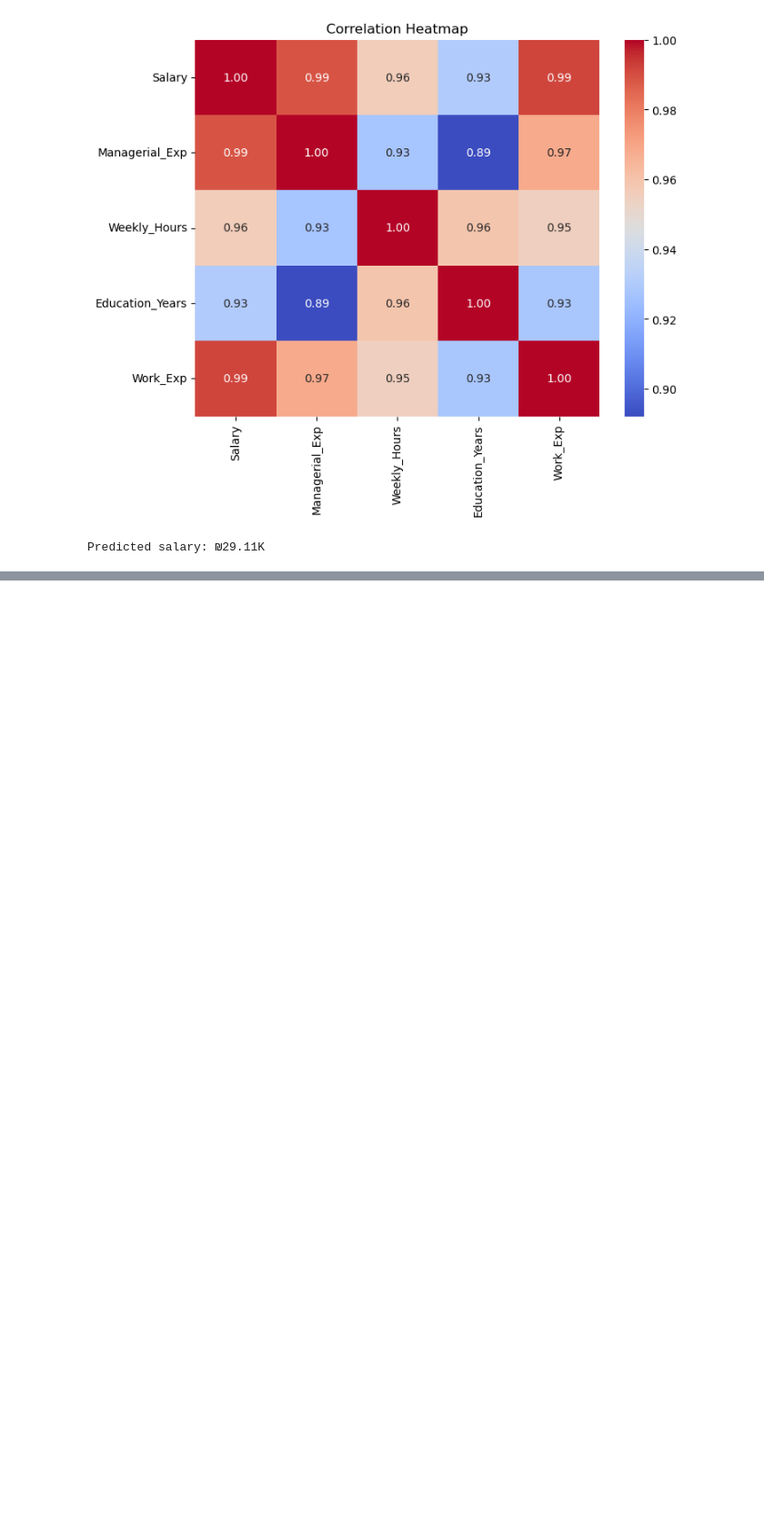
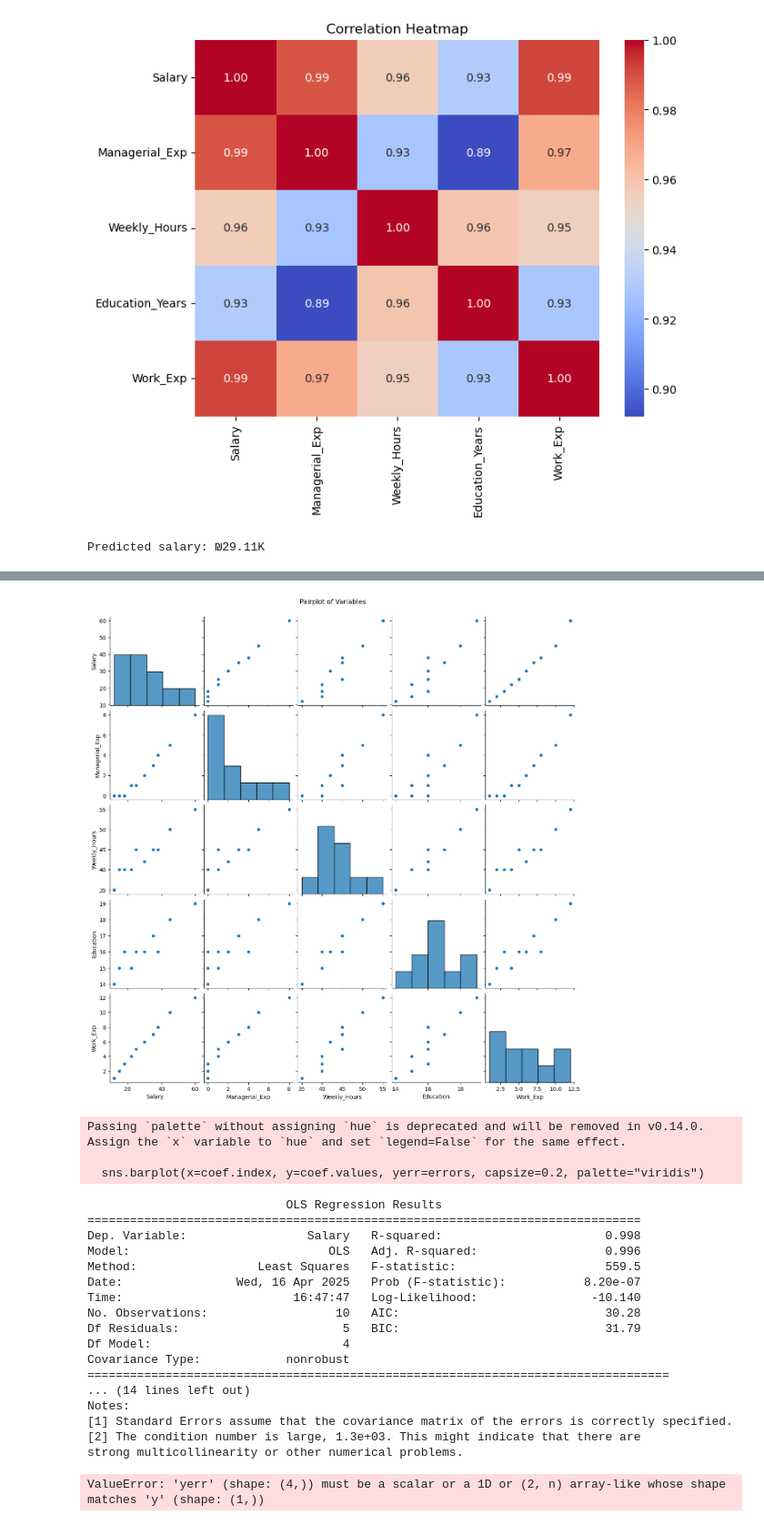
Before and after one commit to gibranacademy7/HW_7.4.2025_linear_regression_gradient_descent, a Jupyter notebook: HW_7.4.2025_Linear_regression.ipynb, the cells around one changed output, grey strips where cells are left out. Shown: that part at 91% size. Cells and saved outputs as stored; diff of their text form; code cells hidden in the pictures; blank space fills up the shorter version.

```diff
--- a/HW_7.4.2025_Linear_regression.ipynb
+++ b/HW_7.4.2025_Linear_regression.ipynb
@@ -499,0 +554,69 @@ Predicted salary: ₪29.11K
+# %%
+import pandas as pd
+import statsmodels.api as sm
+import seaborn as sns
+import matplotlib.pyplot as plt
+
+# Step 1: Define the dataset
+data = {
+    "Salary": [15, 25, 18, 45, 35, 12, 38, 22, 30, 60],
+    "Managerial_Exp": [0, 1, 0, 5, 3, 0, 4, 1, 2, 8],
+    "Weekly_Hours": [40, 45, 40, 50, 45, 35, 45, 40, 42, 55],
+    "Education": [15, 16, 16, 18, 17, 14, 16, 15, 16, 19],
+    "Work_Exp": [2, 5, 3, 10, 7, 1, 8, 4, 6, 12],
+}
+
+df = pd.DataFrame(data)
+
+# Step 2: Visualize relationships using Seaborn pairplot
+sns.pairplot(df)
+plt.suptitle("Pairplot of Variables", y=1.02)
+plt.show()
+
+# Step 3: Define X and y for regression
+X = df[["Managerial_Exp", "Weekly_Hours", "Education", "Work_Exp"]]
+y = df["Salary"]
+
+# Add constant (intercept)
+X = sm.add_constant(X)
+
+# Fit model
+model = sm.OLS(y, X).fit()
+
+# Show summary
+print(model.summary())
+
+# Step 4: Visualize coefficients as bar plot
+coef = model.params[1:]  # skip the constant
+errors = model.bse[1:]
+
+plt.figure(figsize=(8, 5))
+sns.barplot(x=coef.index, y=coef.values, yerr=errors, capsize=0.2, palette="viridis")
+plt.axhline(0, color='gray', linestyle='--')
+plt.title("Regression Coefficients with Error Bars")
+plt.ylabel("Effect on Salary (Thousands NIS)")
+plt.tight_layout()
+plt.show()
+# %% [output]
+[figure, added]
+Passing `palette` without assigning `hue` is deprecated and will be removed in v0.14.0. Assign the `x` variable to `hue` and set `legend=False` for the same effect.
+
+  sns.barplot(x=coef.index, y=coef.values, yerr=errors, capsize=0.2, palette="viridis")
+                            OLS Regression Results
+==============================================================================
+Dep. Variable:                 Salary   R-squared:                       0.998
+Model:                            OLS   Adj. R-squared:                  0.996
+Method:                 Least Squares   F-statistic:                     559.5
+Date:                Wed, 16 Apr 2025   Prob (F-statistic):           8.20e-07
+Time:                        16:47:47   Log-Likelihood:                -10.140
+No. Observations:                  10   AIC:                             30.28
+Df Residuals:                       5   BIC:                             31.79
+Df Model:                           4
+Covariance Type:            nonrobust
+==================================================================================
+... (14 lines left out)
+Notes:
+[1] Standard Errors assume that the covariance matrix of the errors is correctly specified.
+[2] The condition number is large, 1.3e+03. This might indicate that there are
+strong multicollinearity or other numerical problems.
+ValueError: 'yerr' (shape: (4,)) must be a scalar or a 1D or (2, n) array-like whose shape matches 'y' (shape: (1,))
```
Also changed, not shown: parts of 3 cells of this notebook.
